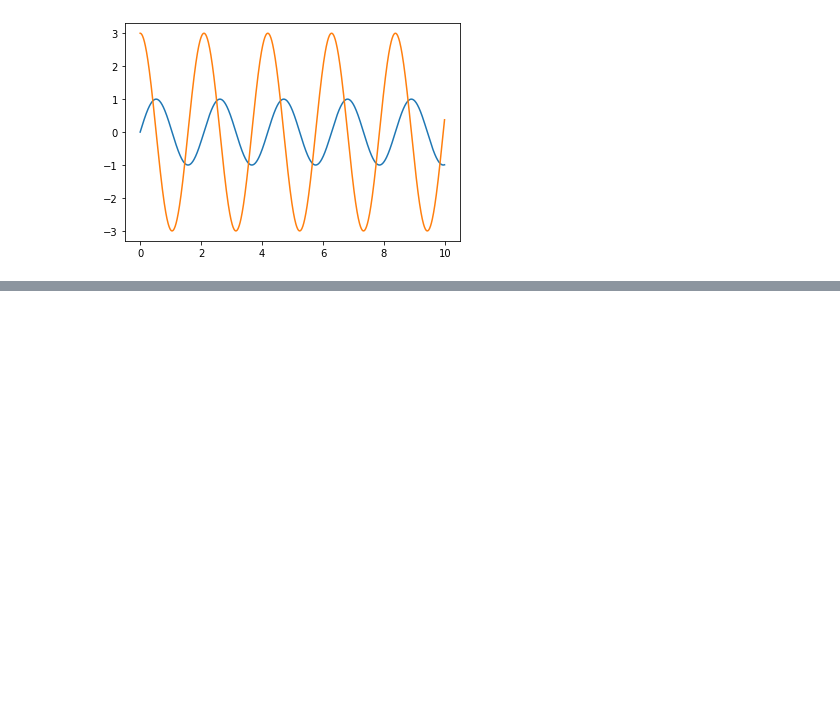
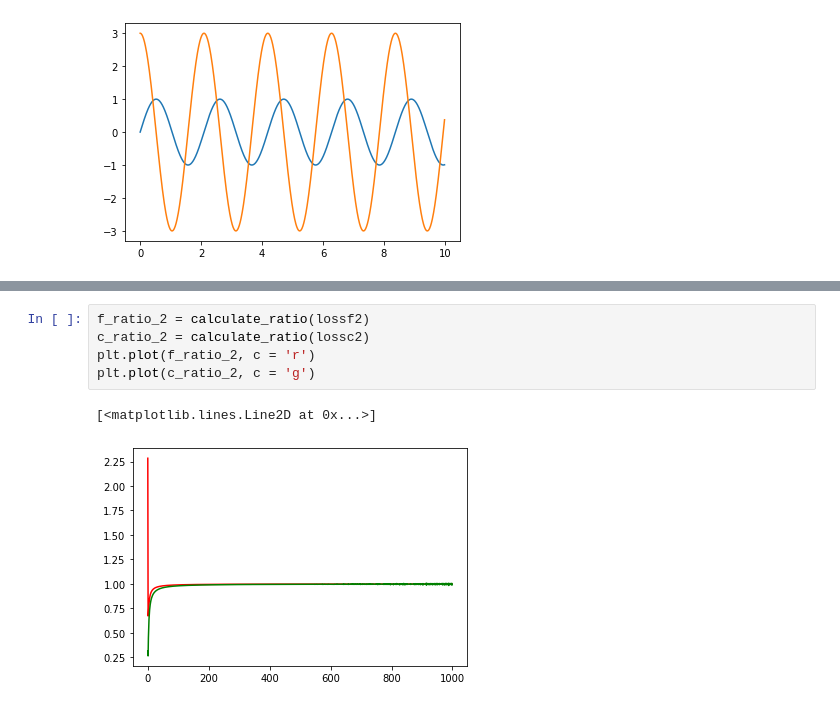
Before and after one commit to sinaapolo969/numericalAnalysis, a Jupyter notebook: numericalAnalysis.ipynb, the cells around one changed output, grey strips where cells are left out. Cells and saved outputs as stored; diff of their text form; blank space fills up the shorter version.

```diff
--- a/numericalAnalysis.ipynb
+++ b/numericalAnalysis.ipynb
@@ -185,0 +244,8 @@ ConnectionResetError: [WinError 10054] An existing connection was forcibly close
+# %%
+f_ratio_2 = calculate_ratio(lossf2)
+c_ratio_2 = calculate_ratio(lossc2)
+plt.plot(f_ratio_2, c = 'r')
+plt.plot(c_ratio_2, c = 'g')
+# %% [output]
+[<matplotlib.lines.Line2D at 0x...>]
+[figure, added]
```
Also changed, not shown: parts of 12 cells of this notebook.
